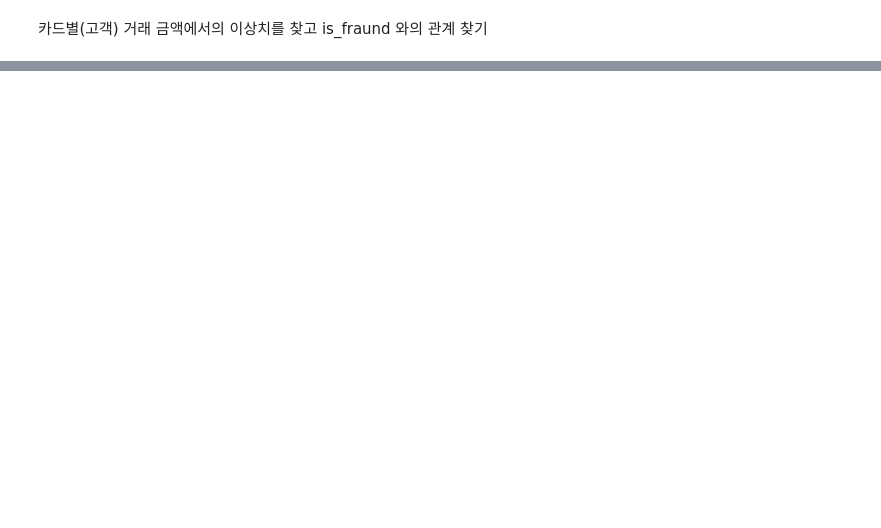
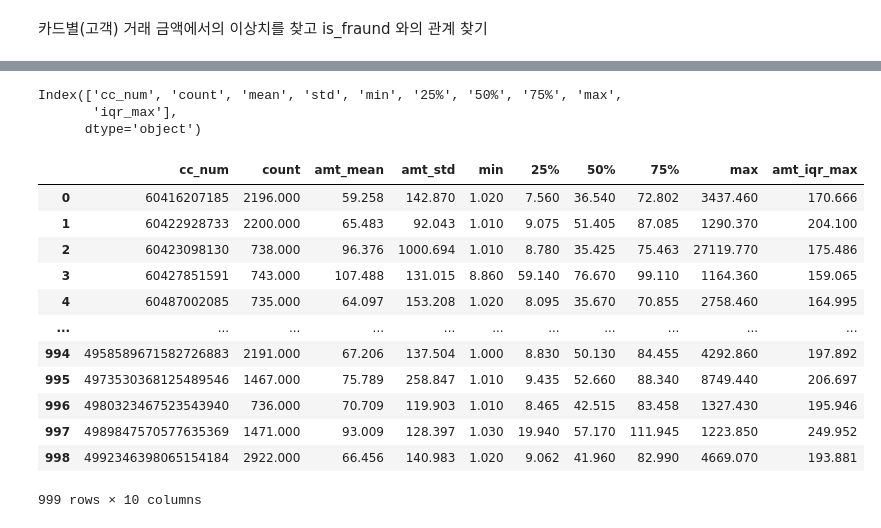
Before and after one commit to hyun111111/fintech_service_2nd, a Jupyter notebook: 05machine_learning/11지도학습_분류분석_신용카드탐지_모델만들기2.ipynb, the cells around one changed output, grey strips where cells are left out. Cells and saved outputs as stored; diff of their text form; code cells hidden in the pictures; blank space fills up the shorter version.

```diff
--- a/05machine_learning/11지도학습_분류분석_신용카드탐지_모델만들기2.ipynb
+++ b/05machine_learning/11지도학습_분류분석_신용카드탐지_모델만들기2.ipynb
@@ -166,0 +201,2 @@ data[data['state']== 'DE']
+# %%
+amt_desc = data.groupby(['cc_num'])['amt'].describe()
@@ -166,0 +242,3 @@ data[data['state']== 'DE']
+# %%
+amt_desc['iqr_max'] = amt_desc['75%'] + (1.5*(amt_desc['75%']-amt_desc['25%']))
+amt_desc
@@ -166,0 +260,27 @@ data[data['state']== 'DE']
+# %%
+amt_desc = amt_desc.reset_index()
+# %%
+amt_desc.columns
+# %% [output]
+Index(['cc_num', 'count', 'mean', 'std', 'min', '25%', '50%', '75%', 'max',
+       'iqr_max'],
+      dtype='object')
+# %%
+amt_desc.columns = ['cc_num', 'count', 'amt_mean', 'amt_std', 'min', '25%', '50%', '75%', 'max',
+       'amt_iqr_max']
+# %%
+amt_desc
+# %% [output]
+|  | cc_num | count | amt_mean | amt_std | min | 25% | 50% | 75% | max | amt_iqr_max |
+| 0 | 60416207185 | 2196.000 | 59.258 | 142.870 | 1.020 | 7.560 | 36.540 | 72.802 | 3437.460 | 170.666 |
+| 1 | 60422928733 | 2200.000 | 65.483 | 92.043 | 1.010 | 9.075 | 51.405 | 87.085 | 1290.370 | 204.100 |
+| 2 | 60423098130 | 738.000 | 96.376 | 1000.694 | 1.010 | 8.780 | 35.425 | 75.463 | 27119.770 | 175.486 |
+| 3 | 60427851591 | 743.000 | 107.488 | 131.015 | 8.860 | 59.140 | 76.670 | 99.110 | 1164.360 | 159.065 |
+| 4 | 60487002085 | 735.000 | 64.097 | 153.208 | 1.020 | 8.095 | 35.670 | 70.855 | 2758.460 | 164.995 |
+| ... | ... | ... | ... | ... | ... | ... | ... | ... | ... | ... |
+| 994 | 4958589671582726883 | 2191.000 | 67.206 | 137.504 | 1.000 | 8.830 | 50.130 | 84.455 | 4292.860 | 197.892 |
+| 995 | 4973530368125489546 | 1467.000 | 75.789 | 258.847 | 1.010 | 9.435 | 52.660 | 88.340 | 8749.440 | 206.697 |
+| 996 | 4980323467523543940 | 736.000 | 70.709 | 119.903 | 1.010 | 8.465 | 42.515 | 83.458 | 1327.430 | 195.946 |
+| 997 | 4989847570577635369 | 1471.000 | 93.009 | 128.397 | 1.030 | 19.940 | 57.170 | 111.945 | 1223.850 | 249.952 |
+| 998 | 4992346398065154184 | 2922.000 | 66.456 | 140.983 | 1.020 | 9.062 | 41.960 | 82.990 | 4669.070 | 193.881 |
+999 rows × 10 columns
```
Also changed, not shown: parts of 102 cells of this notebook, 7 other files.
